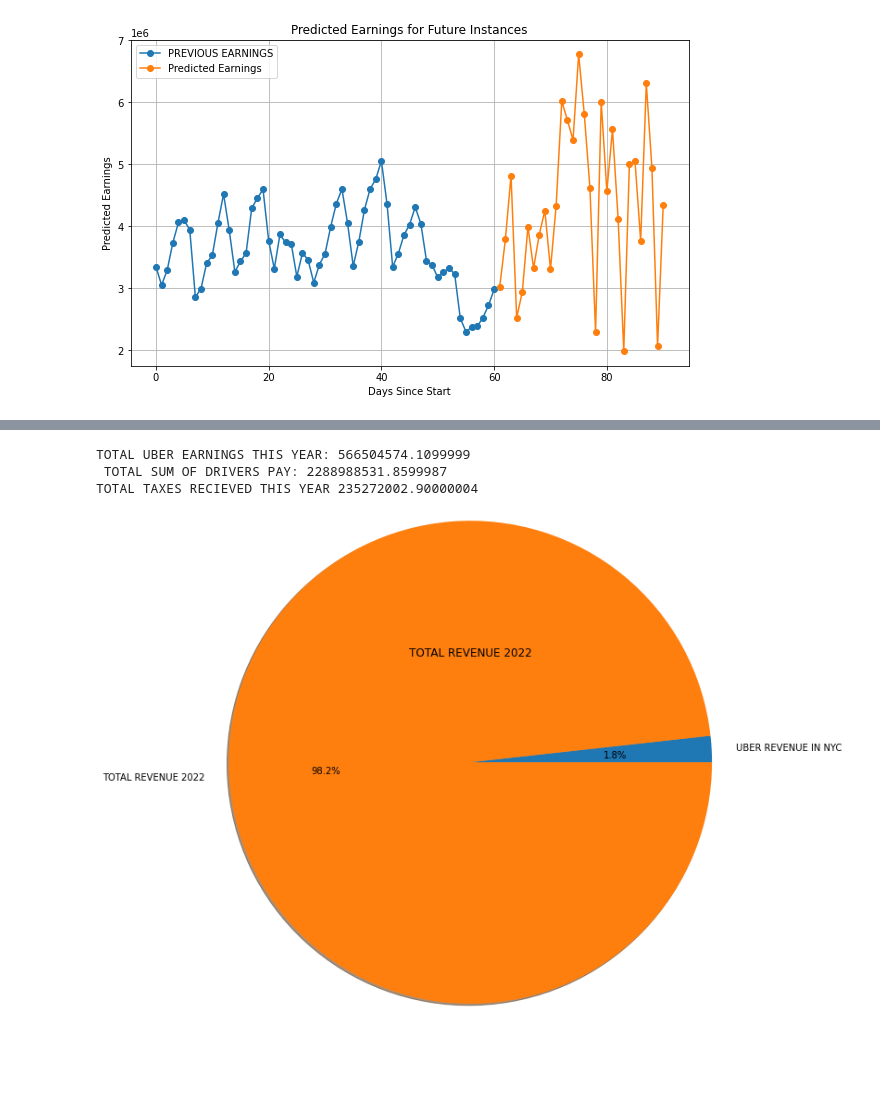
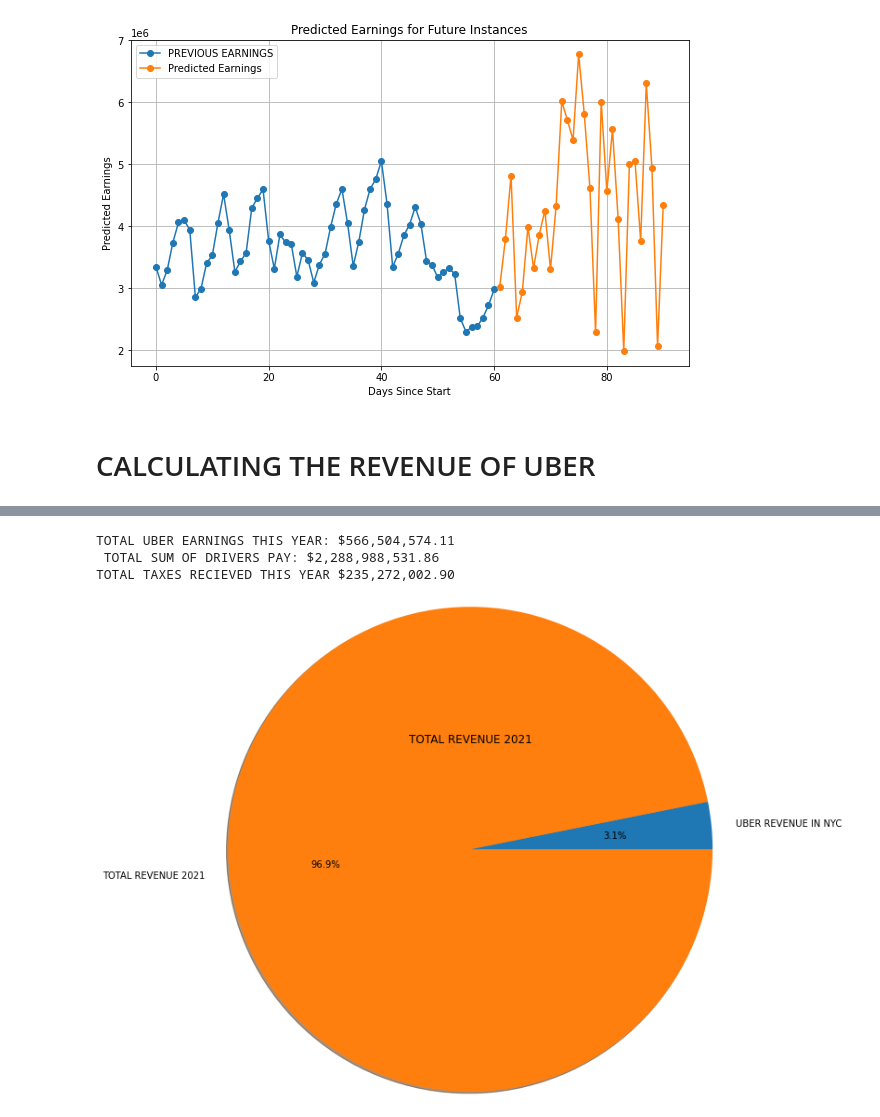
Before and after one commit to NAGSnag/DATA_ANALYSIS, a Jupyter notebook: NYC_RIDES_ANALYSIS.ipynb, the cells around one changed output, grey strips where cells are left out. Saved outputs shown, nothing was run; the diff lists cells and outputs as text; code cells hidden in the pictures; blank space fills up the shorter version.

```diff
--- a/NYC_RIDES_ANALYSIS.ipynb
+++ b/NYC_RIDES_ANALYSIS.ipynb
@@ -475,6 +490,8 @@ Predicted Earnings for the Future:
  5047263.66805421 3763863.46648628 6306841.87463162 4939834.60235765
  2059779.00230633 4342714.0179022 ]
 [figure]
+# %% [markdown]
+# CALCULATING THE REVENUE OF UBER
 # %%
 import datetime
 startTime = datetime.datetime.now()
@@ -515,15 +532,15 @@ TOTAL UBER EARNINGS THIS YEAR: 566504574.1099999
 TOTAL TAXES RECIEVED THIS YEAR 235272002.90000004
 TOTAL TIME FOR EXECUTING THIS CODE 0:08:22.330055
 # %%
-print("TOTAL UBER EARNINGS THIS YEAR:",sum(uber_earnings),"\n TOTAL SUM OF DRIVERS PAY:",sum(drivers_pay),"\nTOTAL TAXES RECIEVED THIS YEAR",sum(taxes))
+print("TOTAL UBER EARNINGS THIS YEAR:",locale.currency(566504574.1099999,grouping=True),"\n TOTAL SUM OF DRIVERS PAY:",locale.currency(2288988531.8599987,grouping=True),"\nTOTAL TAXES RECIEVED THIS YEAR",locale.currency(235272002.90000004,grouping=True))
 # %% [output]
-TOTAL UBER EARNINGS THIS YEAR: 566504574.1099999
- TOTAL SUM OF DRIVERS PAY: 2288988531.8599987
-TOTAL TAXES RECIEVED THIS YEAR 235272002.90000004
+TOTAL UBER EARNINGS THIS YEAR: $566,504,574.11
+ TOTAL SUM OF DRIVERS PAY: $2,288,988,531.86
+TOTAL TAXES RECIEVED THIS YEAR $235,272,002.90
 # %%
 uber_earnings=566504574
-plt.pie([uber_earnings,31800000000],labels=["UBER REVENUE IN NYC","TOTAL REVENUE 2022"],shadow = True, radius = 3, autopct = '%1.1f%%')
-plt.title('TOTAL REVENUE 2022')
+plt.pie([uber_earnings,17455000000],labels=["UBER REVENUE IN NYC","TOTAL REVENUE 2021"],shadow = True, radius = 3, autopct = '%1.1f%%')
+plt.title('TOTAL REVENUE 2021')
 plt.show()
 # %% [output]
-[figure, old version]
+[figure, new version]
```
Also changed, not shown: parts of 18 cells of this notebook.
